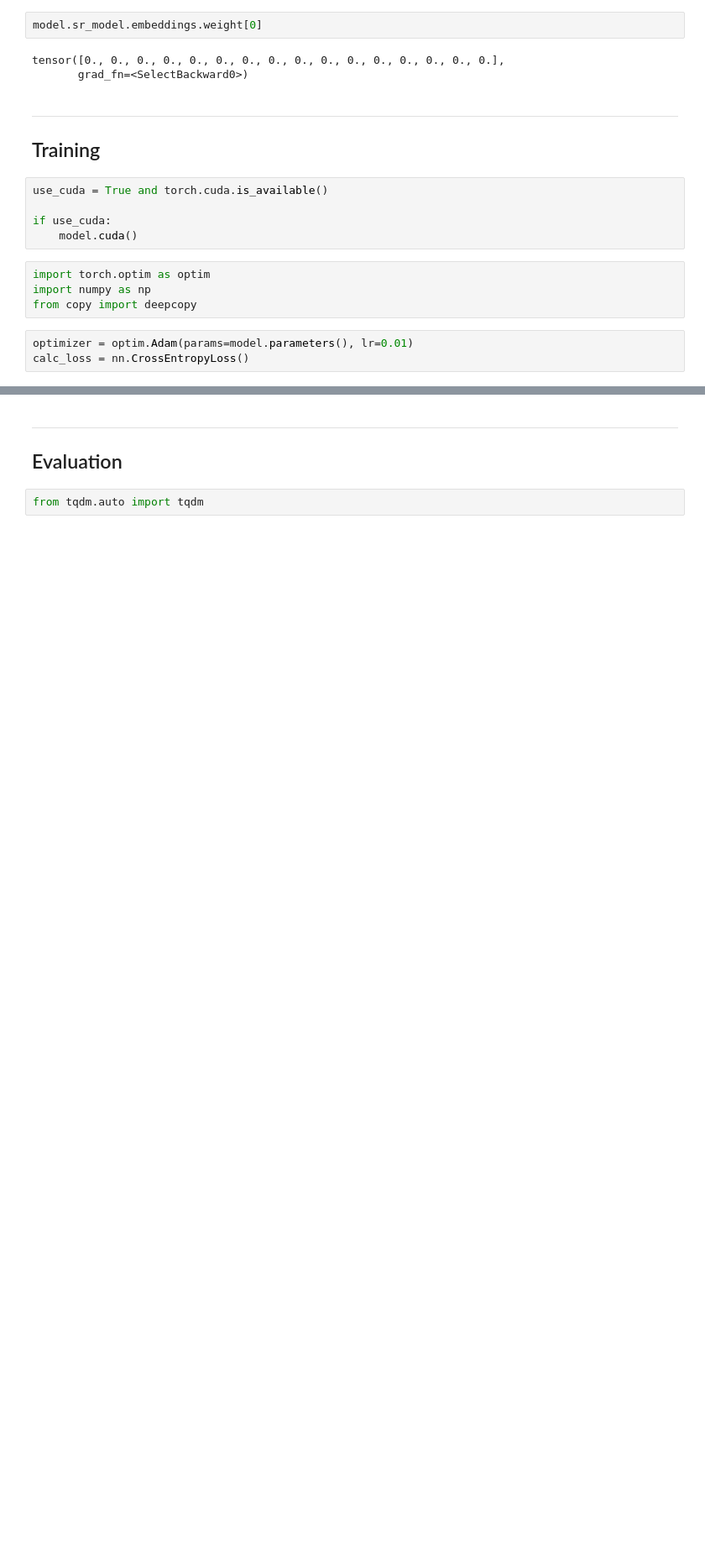
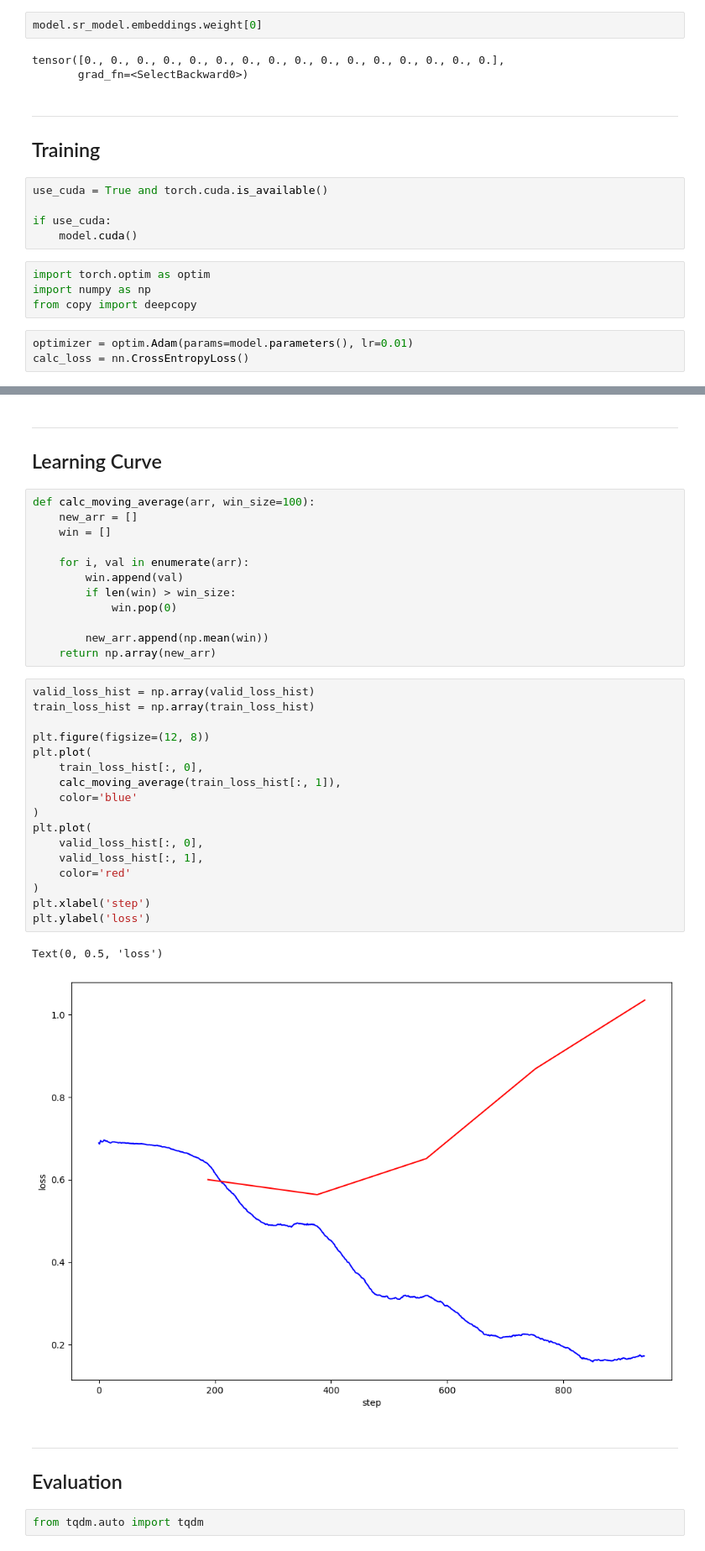
Before and after one commit to sngsuNoh/NLP_short, a Jupyter notebook: Self_Attention_text_classification.ipynb, the cells around one changed output, grey strips where cells are left out. Shown at 84% size. Saved outputs shown, nothing was run; the diff lists cells and outputs as text; blank space fills up the shorter version.

Commit message:
Learning Curve

```diff
--- a/Self_Attention_text_classification.ipynb
+++ b/Self_Attention_text_classification.ipynb
@@ -393,5 +396,40 @@ valid_loss_mean: 1.0630639651988416
 ******************************
 best_epoch_i: 1, best_global_i: 940
+# %% [markdown]
+---
+## Learning Curve
+# %%
+def calc_moving_average(arr, win_size=100):
+    new_arr = []
+    win = []
+
+    for i, val in enumerate(arr):
+        win.append(val)
+        if len(win) > win_size:
+            win.pop(0)
+
+        new_arr.append(np.mean(win))
+    return np.array(new_arr)
+# %%
+valid_loss_hist = np.array(valid_loss_hist)
+train_loss_hist = np.array(train_loss_hist)
+
+plt.figure(figsize=(12, 8))
+plt.plot(
+    train_loss_hist[:, 0],
+    calc_moving_average(train_loss_hist[:, 1]),
+    color='blue'
+)
+plt.plot(
+    valid_loss_hist[:, 0],
+    valid_loss_hist[:, 1],
+    color='red'
+)
+plt.xlabel('step')
+plt.ylabel('loss')
+# %% [output]
+Text(0, 0.5, 'loss')
+[figure, added]
 # %% [markdown]
 ---
 ## Evaluation
```
Also changed, not shown: parts of 5 cells of this notebook.
